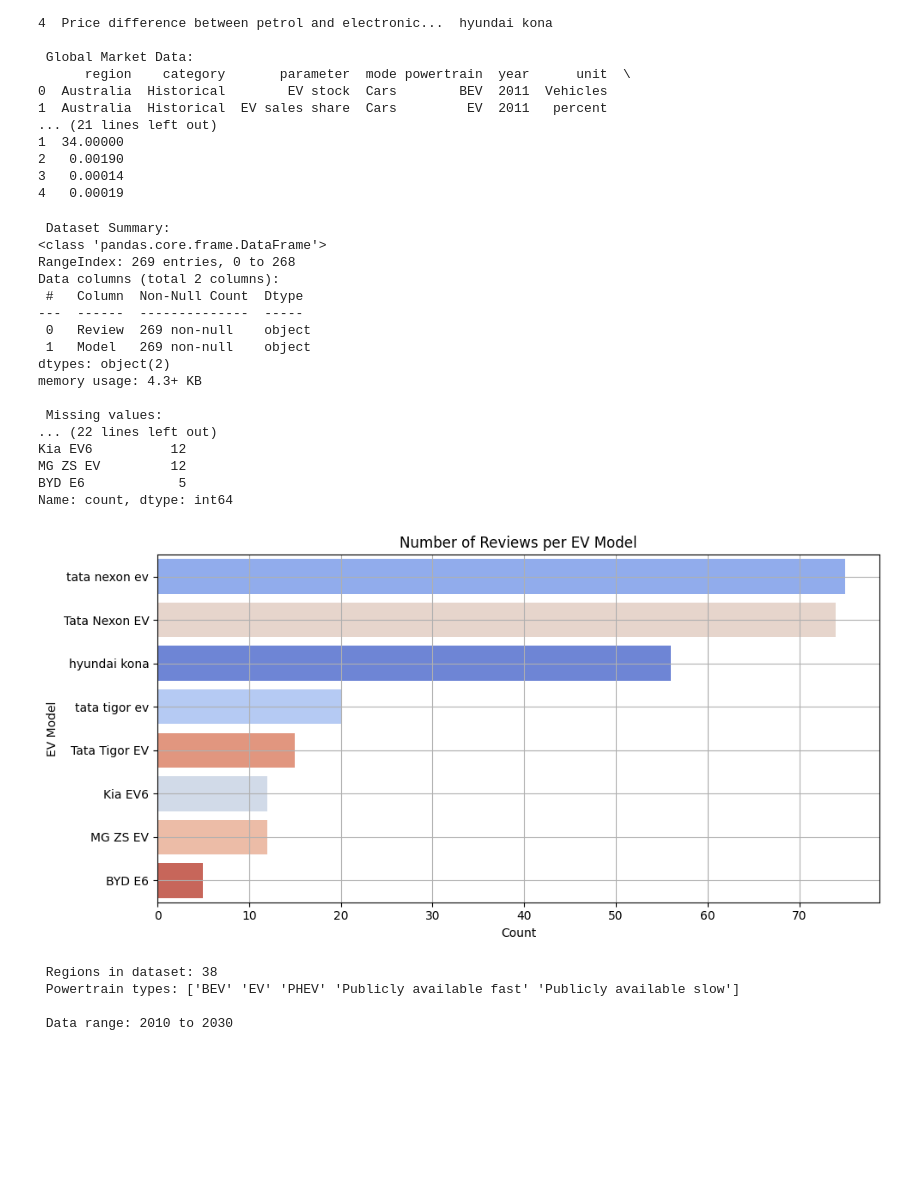
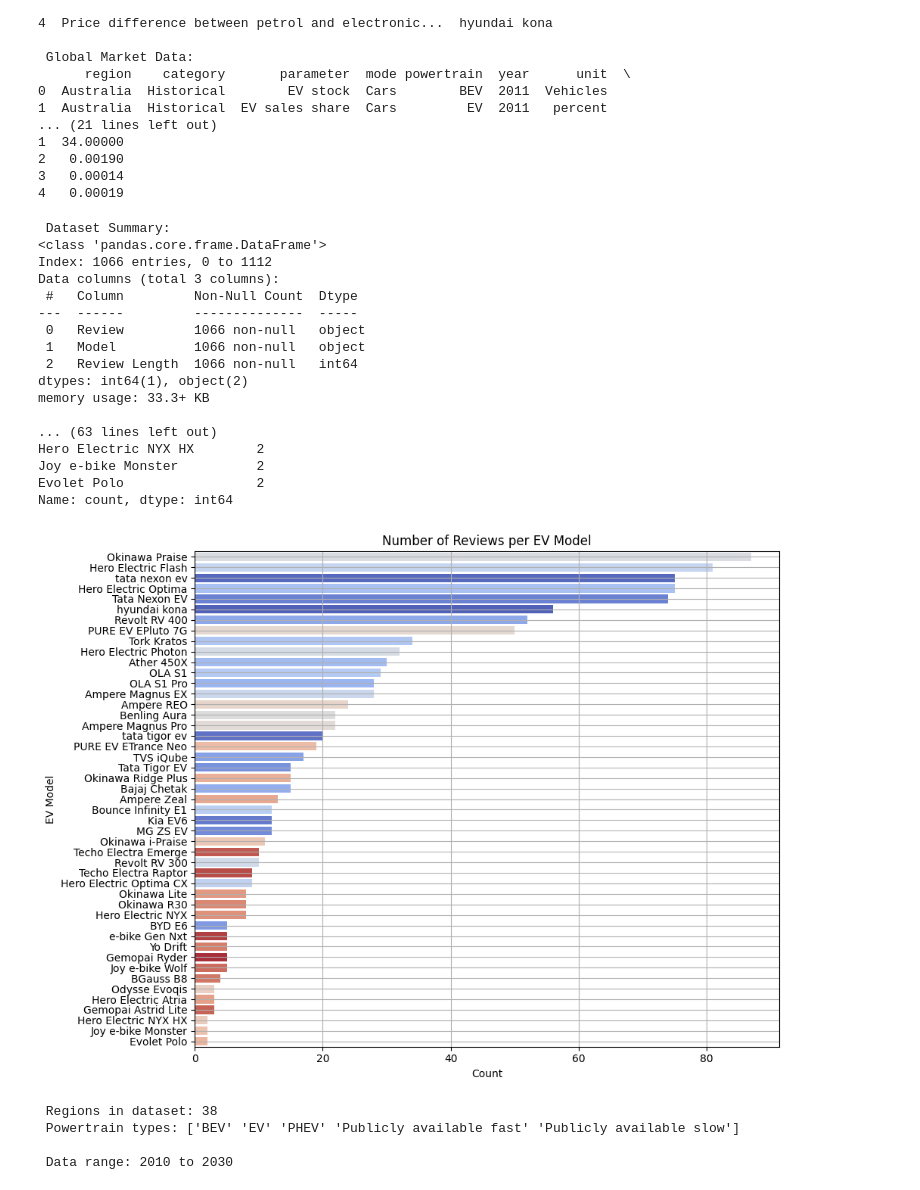
Before and after one commit to ChethasReddy/ev-sentiment-kpi-analysis, a Jupyter notebook: ev_analysis.ipynb, the cells around one changed output. Drawn from its saved outputs; the diff is of its cells as text; code cells hidden in the pictures; blank space fills up the shorter version.

Commit message:
incorporate the use of 2-wheeler dataset

```diff
--- a/ev_analysis.ipynb
+++ b/ev_analysis.ipynb
@@ -4,15 +4,14 @@ import pandas as pd
 
 df_carwale = pd.read_csv("ev_reviews/4-wheeler-EV-carwale.csv")
 df_cardekho = pd.read_csv("ev_reviews/4-wheeler-EV-cardekho.csv")
-
+df_bikewale = pd.read_csv("ev_reviews/2-wheeler-EV-bikewale.csv")
 
 df_carwale = df_carwale.rename(columns={"review": "Review", "model_name": "Model"})
 df_cardekho = df_cardekho.rename(columns={"Review": "Review", "Model": "Model"})
+df_bikewale = df_bikewale.rename(columns={"review": "Review", "Model Name": "Model"})
 
-
-df_reviews = pd.concat([df_carwale[['Review', 'Model']], df_cardekho[['Review', 'Model']]], ignore_index=True)
+df_reviews = pd.concat([df_carwale[['Review', 'Model']], df_cardekho[['Review', 'Model']], df_bikewale[['Review', 'Model']]], ignore_index=True)
 df_reviews.dropna(inplace=True)
-
 
 df_market = pd.read_csv("global_ev/Global EV 2023.csv")
 
@@ -66,35 +65,35 @@ print(df_reviews['Model'].value_counts())
 # %% [output]
  Dataset Summary:
 <class 'pandas.core.frame.DataFrame'>
-RangeIndex: 269 entries, 0 to 268
-Data columns (total 2 columns):
- #   Column  Non-Null Count  Dtype
----  ------  --------------  -----
- 0   Review  269 non-null    object
- 1   Model   269 non-null    object
-dtypes: object(2)
-memory usage: 4.3+ KB
+Index: 1066 entries, 0 to 1112
+Data columns (total 3 columns):
+ #   Column         Non-Null Count  Dtype
+---  ------         --------------  -----
+ 0   Review         1066 non-null   object
+ 1   Model          1066 non-null   object
+ 2   Review Length  1066 non-null   int64
+dtypes: int64(1), object(2)
+memory usage: 33.3+ KB
 
- Missing values:
-... (22 lines left out)
-Kia EV6          12
-MG ZS EV         12
-BYD E6            5
+... (63 lines left out)
+Hero Electric NYX HX        2
+Joy e-bike Monster          2
+Evolet Polo                 2
 Name: count, dtype: int64
 # %%
 import seaborn as sns
 import matplotlib.pyplot as plt
 
-plt.figure(figsize=(10, 5))
+plt.figure(figsize=(10, 7.5))
 sns.countplot(y='Model', data=df_reviews, order=df_reviews['Model'].value_counts().index, hue='Model', palette="coolwarm", legend=False)
 plt.title("Number of Reviews per EV Model")
 plt.xlabel("Count")
 plt.ylabel("EV Model")
 plt.grid(True)
 plt.tight_layout()
 plt.show()
 # %% [output]
-[figure, old version]
+[figure, new version]
 # %%
 
 print("\n Regions in dataset:", df_market['region'].nunique())
```
Also changed, not shown: parts of 9 cells of this notebook, 1 other file.
